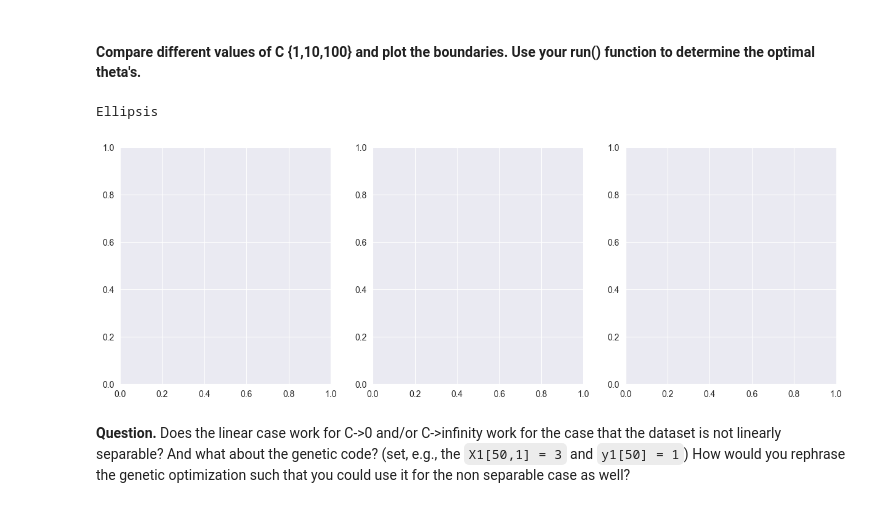
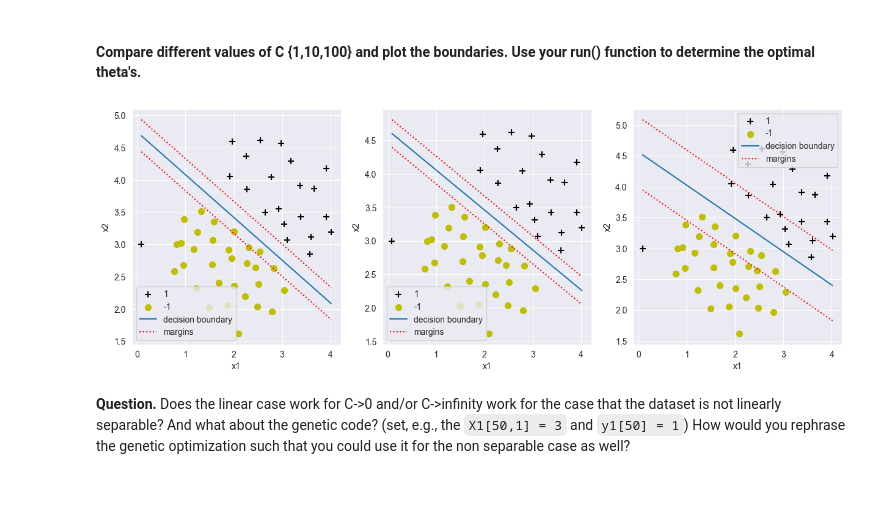
Before and after one commit to BenVigos/Machine-Learning, a Jupyter notebook: Assignment 4/Support_Vector_Machines_Assignment_2025_student.ipynb, the cells around one changed output. Drawn from its saved outputs; the diff is of its cells as text; code cells hidden in the pictures.

```diff
--- a/Assignment 4/Support_Vector_Machines_Assignment_2025_student.ipynb
+++ b/Assignment 4/Support_Vector_Machines_Assignment_2025_student.ipynb
@@ -455,13 +461,34 @@ plotdata(X1, y1, theta)
 # %% [markdown]
 #### Compare different values of C {1,10,100} and plot the boundaries. Use your run() function to determine the optimal theta's.
-# %%
-# Run minimusation for the 3 C values and plot the boundaries in a subplot with 3 windows.
-fig, (ax1, ax2, ax3) = plt.subplots(1, 3, figsize=(15, 5))
-
-...
-# %% [output]
-Ellipsis
-[figure, removed]
+# %%
+# Run minimusation for the 3 C values and plot the boundaries in a subplot with 3 windows.
+fig, (ax1, ax2, ax3) = plt.subplots(1, 3, figsize=(15, 5))
+
+# define X and y as required by the fitness function
+X = X1
+y = y1
+# execute the genetic algorithm
+
+K = 80
+N = 3
+num_generations = 200
+
+theta1, fitness1 = run(fSVM, K, N, num_generations, C=1)
+
+theta10, fitness10 = run(fSVM, K, N, num_generations, C=10)
+
+theta100, fitness100 = run(fSVM, K, N, num_generations, C=100)
+
+plt.sca(ax1)
+plotdata(X, y, theta1)
+
+plt.sca(ax2)
+plotdata(X, y, theta10)
+
+plt.sca(ax3)
+plotdata(X, y, theta100)
+# %% [output]
+[figure, added]
 # %% [markdown]
 **Question.** Does the linear case work for C->0 and/or C->infinity work for the case that the dataset is not linearly separable? And what about the genetic code?
 (set, e.g., the `X1[50,1] = 3` and `y1[50] = 1`)
```
Also changed, not shown: parts of 8 cells of this notebook.
